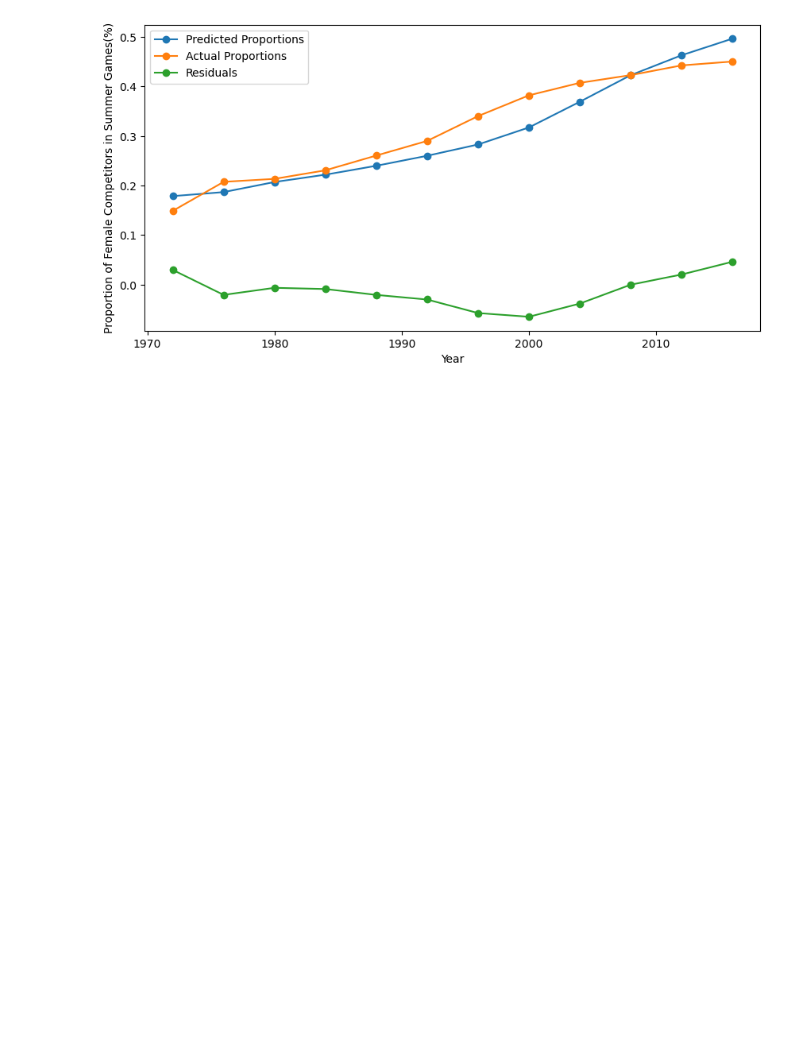
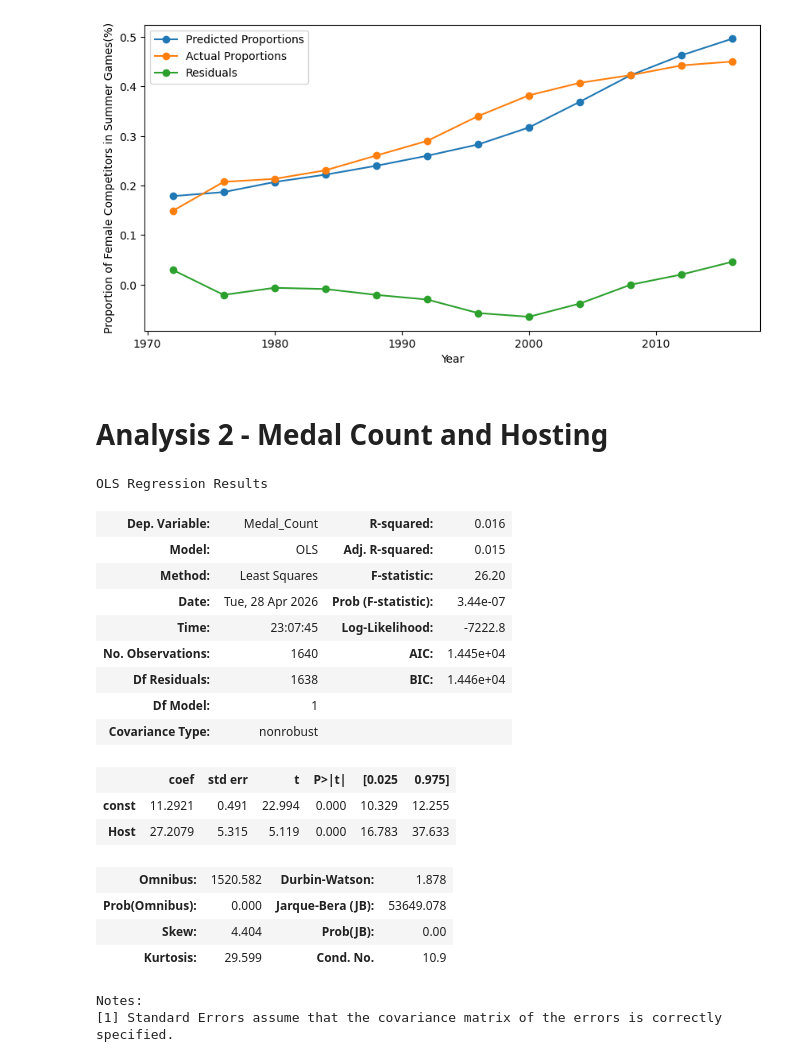
Before and after one commit to ahmed-52/ORIE-3120-Project, a Jupyter notebook: project.ipynb, the cells around one changed output. Cells and saved outputs as stored; diff of their text form; code cells hidden in the pictures; blank space fills up the shorter version.

Commit message:
actually updated analysis 2

```diff
--- a/project.ipynb
+++ b/project.ipynb
@@ -403,3 +403,45 @@ Name: pct, dtype: float64
 [0.17874443353240085, 0.18683138715087275, 0.20717337737473165, 0.22200686453201912, 0.23992533026232923, 0.2601304298898128, 0.282892135184721, 0.31725782194770175, 0.3691278247653411, 0.422788500388 ...
 0.03445734495513451
 [figure]
+# %% [markdown]
+# Analysis 2 - Medal Count and Hosting
+# %%
+import statsmodels.api as sm
+
+country_year = medal_counts.merge(
+    hosts[["Year", "Season", "Host_Country"]],
+    on=["Year", "Season"],
+    how="left"
+)
+
+country_year["Host"] = (country_year["region"] == country_year["Host_Country"]).astype(int)
+
+country_year.head()
+
+y = country_year['Medal_Count']
+
+X = country_year[['Host']]
+X = sm.add_constant(X)
+
+model = sm.OLS(y, X).fit()
+model.summary()
+# %% [output]
+OLS Regression Results
+| Dep. Variable: | Medal_Count | R-squared: | 0.016 |
+| Model: | OLS | Adj. R-squared: | 0.015 |
+| Method: | Least Squares | F-statistic: | 26.20 |
+| Date: | Tue, 28 Apr 2026 | Prob (F-statistic): | 3.44e-07 |
+| Time: | 23:07:45 | Log-Likelihood: | -7222.8 |
+| No. Observations: | 1640 | AIC: | 1.445e+04 |
+| Df Residuals: | 1638 | BIC: | 1.446e+04 |
+| Df Model: | 1 |  |  |
+| Covariance Type: | nonrobust |  |  |
+|  | coef | std err | t | P>|t| | [0.025 | 0.975] |
+| const | 11.2921 | 0.491 | 22.994 | 0.000 | 10.329 | 12.255 |
+| Host | 27.2079 | 5.315 | 5.119 | 0.000 | 16.783 | 37.633 |
+| Omnibus: | 1520.582 | Durbin-Watson: | 1.878 |
+| Prob(Omnibus): | 0.000 | Jarque-Bera (JB): | 53649.078 |
+| Skew: | 4.404 | Prob(JB): | 0.00 |
+| Kurtosis: | 29.599 | Cond. No. | 10.9 |
+Notes:
+[1] Standard Errors assume that the covariance matrix of the errors is correctly specified.
```
Also changed, not shown: parts of 4 cells of this notebook.
